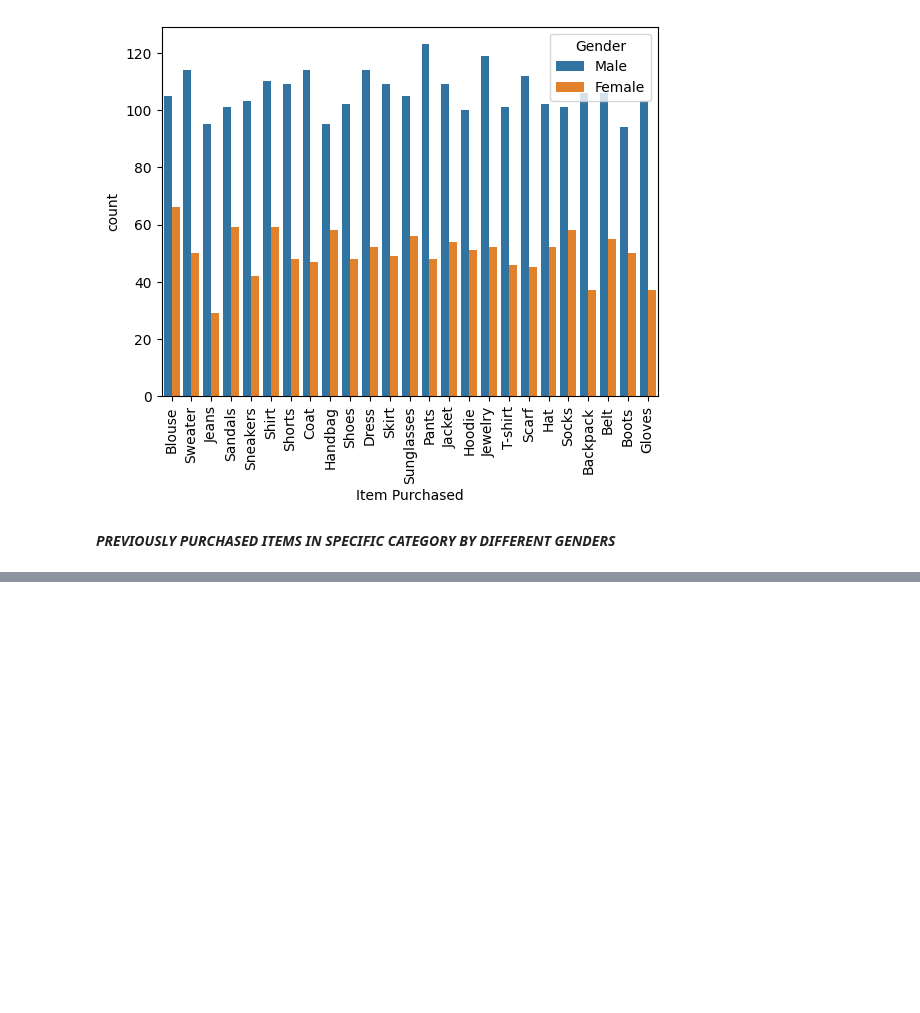
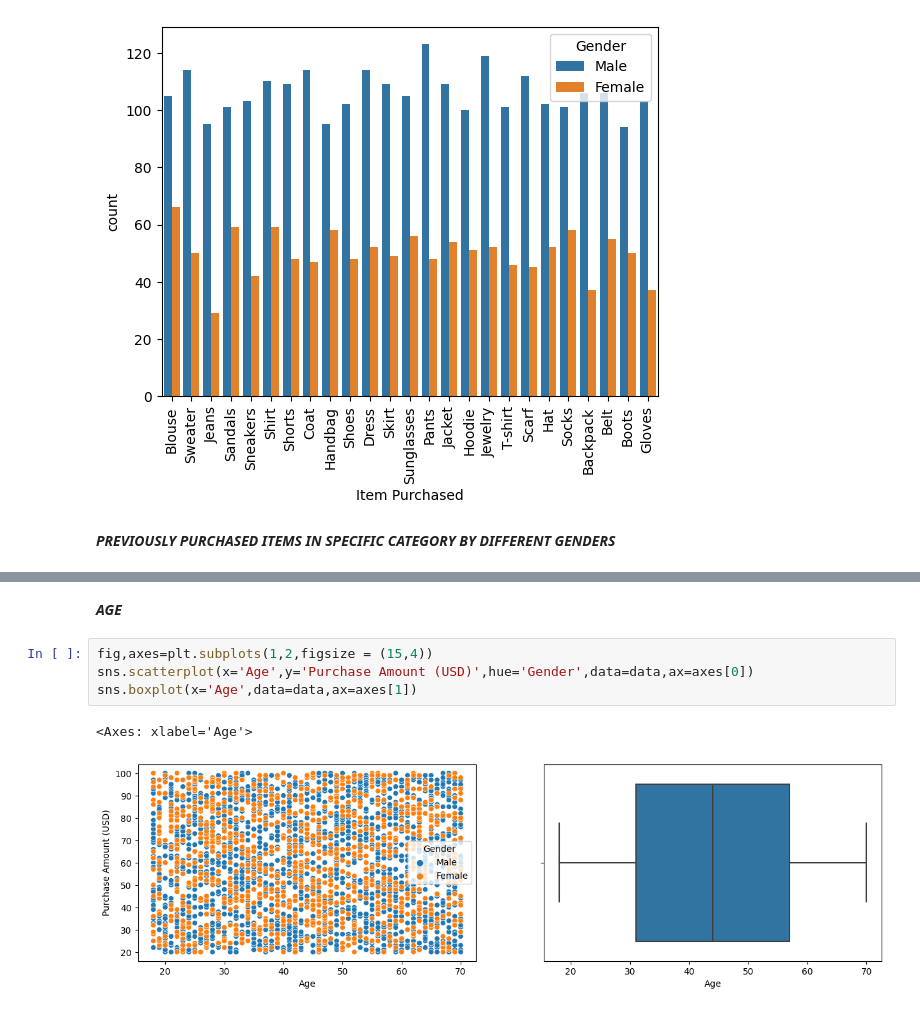
Before and after one commit to vanshikagoyal6396/MLCOE_TASK1_DIABETES, a Jupyter notebook: EDA2.ipynb, the cells around one changed output, grey strips where cells are left out. Cells and saved outputs as stored; diff of their text form; blank space fills up the shorter version.

```diff
--- a/EDA2.ipynb
+++ b/EDA2.ipynb
@@ -380,0 +364,9 @@ sns.barplot(y='Previous Purchases',x='Category',hue='Gender',data=data)
+# %% [markdown]
+***AGE***
+# %%
+fig,axes=plt.subplots(1,2,figsize = (15,4))
+sns.scatterplot(x='Age',y='Purchase Amount (USD)',hue='Gender',data=data,ax=axes[0])
+sns.boxplot(x='Age',data=data,ax=axes[1])
+# %% [output]
+<Axes: xlabel='Age'>
+[figure, added]
```
Also changed, not shown: parts of 19 cells of this notebook.
